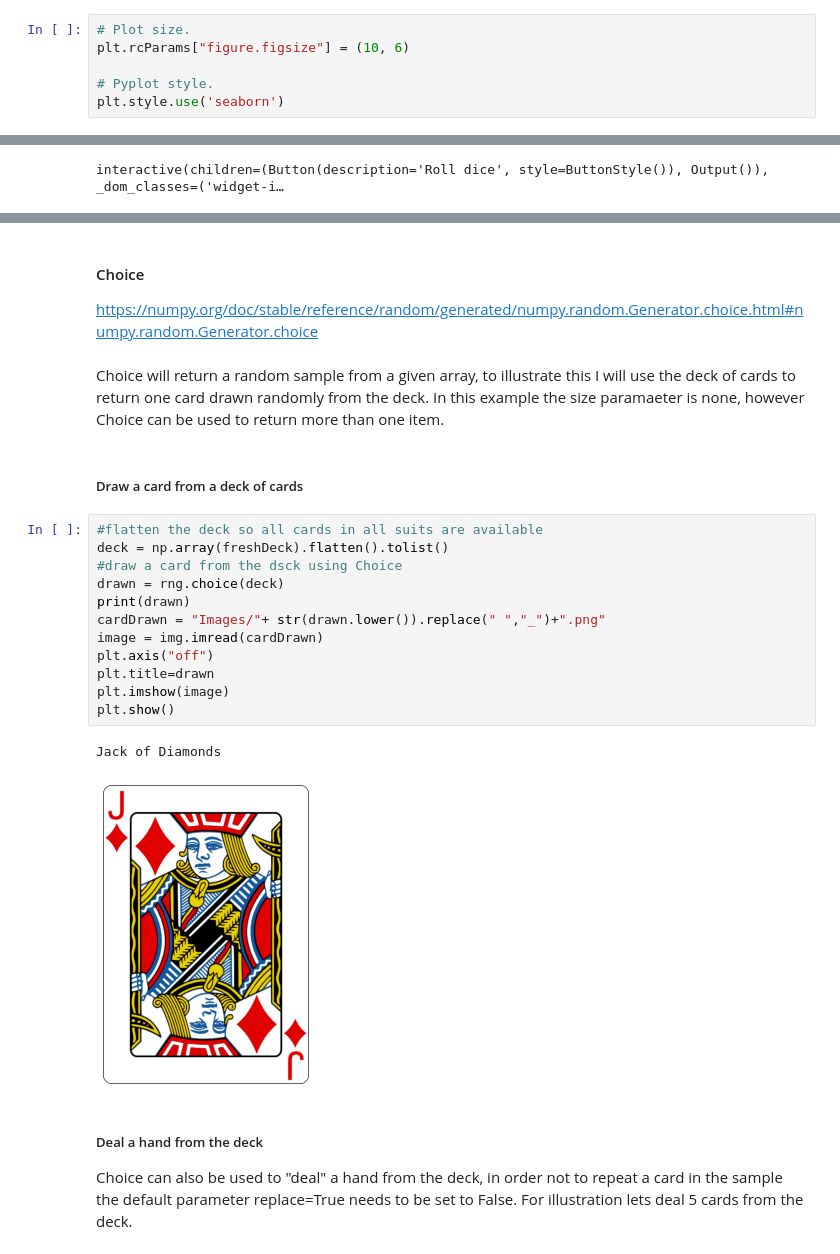
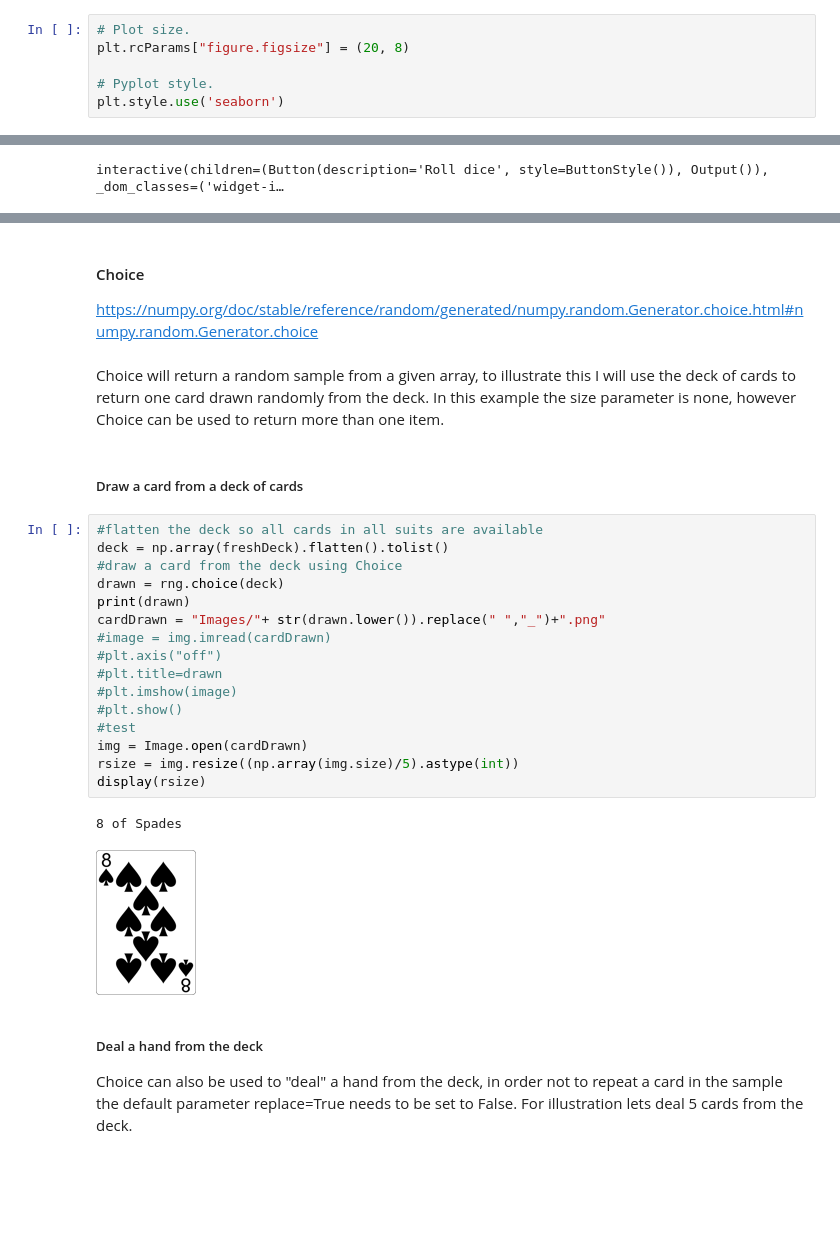
Before and after one commit to MarkJParry/PDA-Numpy, a Jupyter notebook: numpy-random.ipynb, the cells around one changed output, grey strips where cells are left out. Cells and saved outputs as stored; diff of their text form; blank space fills up the shorter version.

```diff
--- a/numpy-random.ipynb
+++ b/numpy-random.ipynb
@@ -50,7 +49,7 @@ freshDeck = deck.copy()
 #print(len(deck))
 # %%
 # Plot size.
-plt.rcParams["figure.figsize"] = (10, 6)
+plt.rcParams["figure.figsize"] = (20, 8)
 
 # Pyplot style.
 plt.style.use('seaborn')
@@ -143,24 +148,28 @@ This can be useful as probabilites are usually expressed as floating point numbe
 #### Choice
 https://numpy.org/doc/stable/reference/random/generated/numpy.random.Generator.choice.html#numpy.random.Generator.choice
 <br>
-Choice will return a random sample from a given array, to illustrate this I will use the deck of cards to return one card drawn randomly from the deck. In this example  the size paramaeter is none, however Choice can be used to return more than one item.
+Choice will return a random sample from a given array, to illustrate this I will use the deck of cards to return one card drawn randomly from the deck. In this example  the size parameter is none, however Choice can be used to return more than one item.
 # %% [markdown]
 ##### Draw a card from a deck of cards
 # %%
 #flatten the deck so all cards in all suits are available
 deck = np.array(freshDeck).flatten().tolist()
-#draw a card from the dsck using Choice
+#draw a card from the deck using Choice
 drawn = rng.choice(deck)
 print(drawn)
 cardDrawn = "Images/"+ str(drawn.lower()).replace(" ","_")+".png"
-image = img.imread(cardDrawn)
-plt.axis("off")
-plt.title=drawn
-plt.imshow(image)
-plt.show()
+#image = img.imread(cardDrawn)
+#plt.axis("off")
+#plt.title=drawn
+#plt.imshow(image)
+#plt.show()
+#test
+img = Image.open(cardDrawn)
+rsize = img.resize((np.array(img.size)/5).astype(int))
+display(rsize)
 # %% [output]
-Jack of Diamonds
+8 of Spades
-[figure, old version]
+[figure, new version]
 # %% [markdown]
 ##### Deal a hand from the deck
 Choice can also be used to "deal" a hand from the deck, in order not to repeat a card in the sample the default parameter replace=True needs to be set to False. For illustration lets deal 5 cards from the deck.
```
Also changed, not shown: parts of 31 cells of this notebook.
